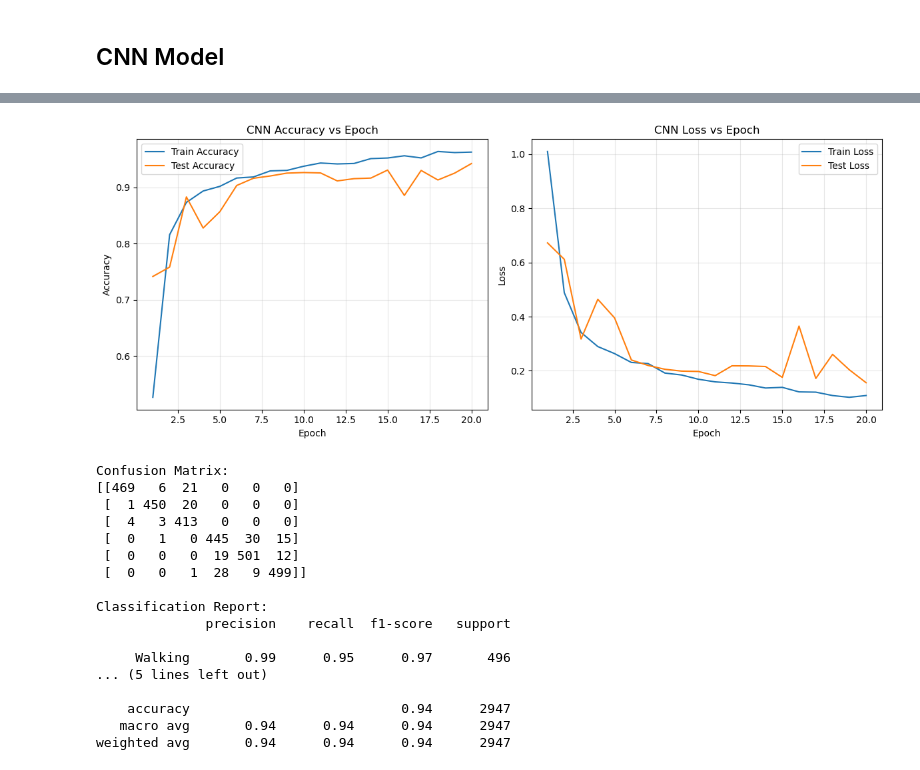
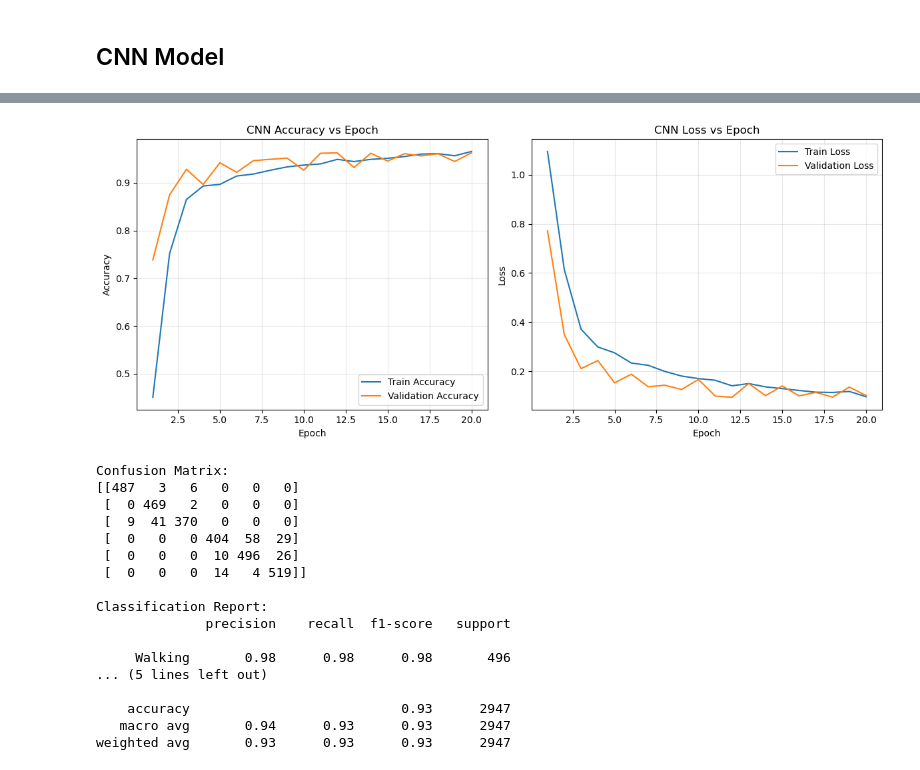
Before and after one commit to BanBot-2/EE-342-Final-Project-Code, a Jupyter notebook: final_project_report.ipynb, the cells around one changed output, grey strips where cells are left out. Cells and saved outputs as stored; diff of their text form; code cells hidden in the pictures.

Commit message:
Cleaned up final report in prep for markdown

```diff
--- a/final_project_report.ipynb
+++ b/final_project_report.ipynb
@@ -527,0 +478,7 @@ Number of test batches: 47
+# %%
+# Creates a 15% validation split from the training data to monitor for overfitting
+val_size = int(0.15 * len(CNN_train_dataset))
+train_size = len(CNN_train_dataset) - val_size
+
+# Randomly split the training dataset into a smaller training set and a validation set
+train_subset, val_subset = random_split(CNN_train_dataset, [train_size, val_size])
@@ -528,9 +498,15 @@ Number of test batches: 47
 # %%
 class ActivitySpectrogram(nn.Module):
+    """
+    A CNN designed for classifying human activities based on spectrogram inputs.
+    """
     def __init__(self):
+        """
+        Initializes the CNN architecture with convolutional layers, batch normalization,
+        max pooling, dropout for regularization, and fully connected layers for classification.
+        """
         super().__init__()
 
-        # Input
         self.conv1 = nn.Conv2d(in_channels=6, out_channels=32, kernel_size=3, padding=1)
         self.bn1 = nn.BatchNorm2d(32)
         self.pool1 = nn.MaxPool2d(2, 2)
@@ -546,12 +522,23 @@ class ActivitySpectrogram(nn.Module):
         self.pool3 = nn.MaxPool2d(2, 2)
         self.drop3 = nn.Dropout(0.3)
 
-        # Pooling
         self.fc1 = nn.Linear(128 * 4 * 4, 128)
         self.drop_fc = nn.Dropout(0.4)
         self.fc2 = nn.Linear(128, 6)
 
     def forward(self, x):
+        """
+        Forwarding function for the CNN model. Applies convolutional layers with ReLU
+        activations, batch normalization, max pooling, and dropout for regularization.
+        Finally flattens the output and passes it through fully connected layers to
+        produce class scores.
+
+        Args:
+            x (Tensor): Input tensor of shape (batch_size, 6, freq_bins, time_frames)
+
+        Returns:
+            Tensor: Output class scores of shape (batch_size, 6)
+        """
         x = self.pool1(F.relu(self.bn1(self.conv1(x))))
         x = self.drop1(x)
 
@@ -567,10 +554,8 @@ class ActivitySpectrogram(nn.Module):
         x = self.fc2(x)
         return x
 # %%
-device = torch.device("cuda" if torch.cuda.is_available() else "cpu")
-
-model = ActivitySpectrogram().to(device)
-
+# Instantiate the CNN model, define the loss function and optimizer for training
+model = ActivitySpectrogram()
 criterion = nn.CrossEntropyLoss()
 optimizer = torch.optim.Adam(model.parameters(), lr=0.0005)
 
@@ -688,41 +665,38 @@ Epoch 20/20 | Train Loss: 0.1085 | Train Acc: 0.9627 | Test Loss: 0.1560 | Test
 # %%
+# Plot training and validation accuracy/loss curves to visualize learning progress and check for overfitting
 epochs = range(1, num_epochs + 1)
-
 plt.figure(figsize=(12, 5))
 
 plt.subplot(1, 2, 1)
-plt.plot(epochs, train_acc_history, label='Train Accuracy')
-plt.plot(epochs, test_acc_history, label='Test Accuracy')
+plt.plot(epochs, train_acc_hist, label='Train Accuracy')
+plt.plot(epochs, val_acc_hist, label='Validation Accuracy')
 plt.xlabel('Epoch')
 plt.ylabel('Accuracy')
 plt.title('CNN Accuracy vs Epoch')
 plt.legend()
 plt.grid(True, alpha=0.3)
 
 plt.subplot(1, 2, 2)
-plt.plot(epochs, train_loss_history, label='Train Loss')
-plt.plot(epochs, test_loss_history, label='Test Loss')
+plt.plot(epochs, train_loss_hist, label='Train Loss')
+plt.plot(epochs, val_loss_hist, label='Validation Loss')
 plt.xlabel('Epoch')
 plt.ylabel('Loss')
 plt.title('CNN Loss vs Epoch')
 plt.legend()
 plt.grid(True, alpha=0.3)
 
 plt.tight_layout()
 plt.show()
 # %% [output]
-[figure, old version]
+[figure, new version]
 # %%
+# Switch model to evaluation mode
 model.eval()
+all_preds, all_labels = [], []
 
-all_preds = []
-all_labels = []
-
+# Compute predictions on the test set without tracking gradients
 with torch.no_grad():
-    for inputs, labels in test_loader:
-        inputs = inputs.to(device)
-        labels = labels.to(device)
-
+    for inputs, labels in CNN_test_loader:
         outputs = model(inputs)
         _, predicted = torch.max(outputs, 1)
 
@@ -738,6 +712,7 @@ activity_names = [
     "Laying"
 ]
 
+# Compute and print the confusion matrix and classification report for the CNN model on the test set
 cm = confusion_matrix(all_labels, all_preds)
 
 print("Confusion Matrix:")
@@ -747,22 +722,22 @@ print("\nClassification Report:")
 print(classification_report(all_labels, all_preds, target_names=activity_names))
 # %% [output]
 Confusion Matrix:
-[[469   6  21   0   0   0]
- [  1 450  20   0   0   0]
- [  4   3 413   0   0   0]
- [  0   1   0 445  30  15]
- [  0   0   0  19 501  12]
- [  0   0   1  28   9 499]]
+[[487   3   6   0   0   0]
+ [  0 469   2   0   0   0]
+ [  9  41 370   0   0   0]
+ [  0   0   0 404  58  29]
+ [  0   0   0  10 496  26]
+ [  0   0   0  14   4 519]]
 
 Classification Report:
               precision    recall  f1-score   support
 
-     Walking       0.99      0.95      0.97       496
+     Walking       0.98      0.98      0.98       496
 ... (5 lines left out)
 
-    accuracy                           0.94      2947
-   macro avg       0.94      0.94      0.94      2947
-weighted avg       0.94      0.94      0.94      2947
+    accuracy                           0.93      2947
+   macro avg       0.94      0.93      0.93      2947
+weighted avg       0.93      0.93      0.93      2947
 # %%
 plot_confusion_matrix(cm, activity_names, title="CNN Confusion Matrix")
 # %% [output]
```
Also changed, not shown: parts of 36 cells of this notebook.
